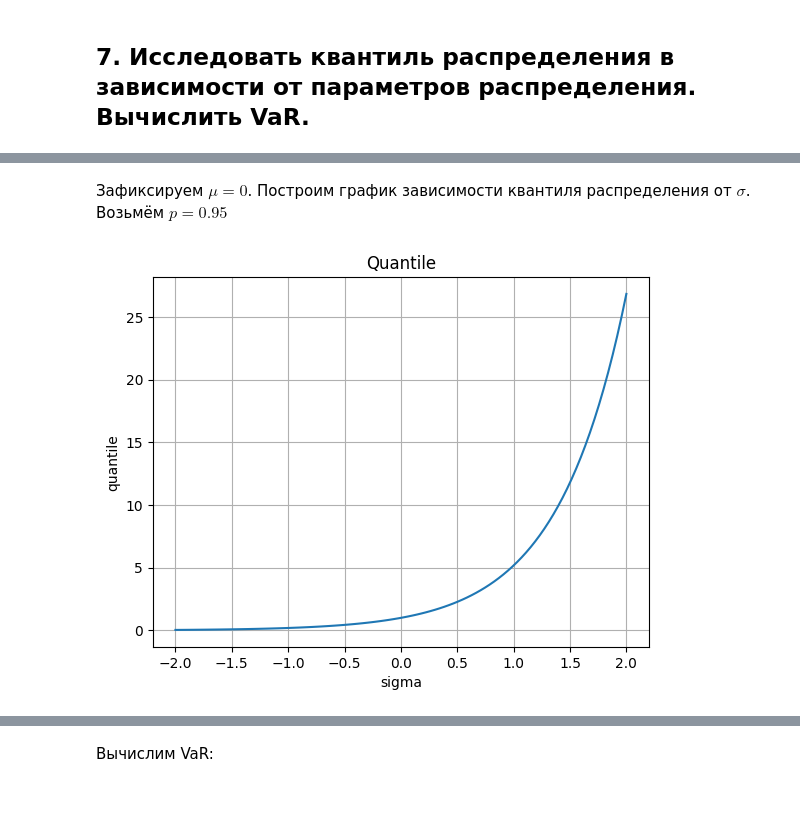
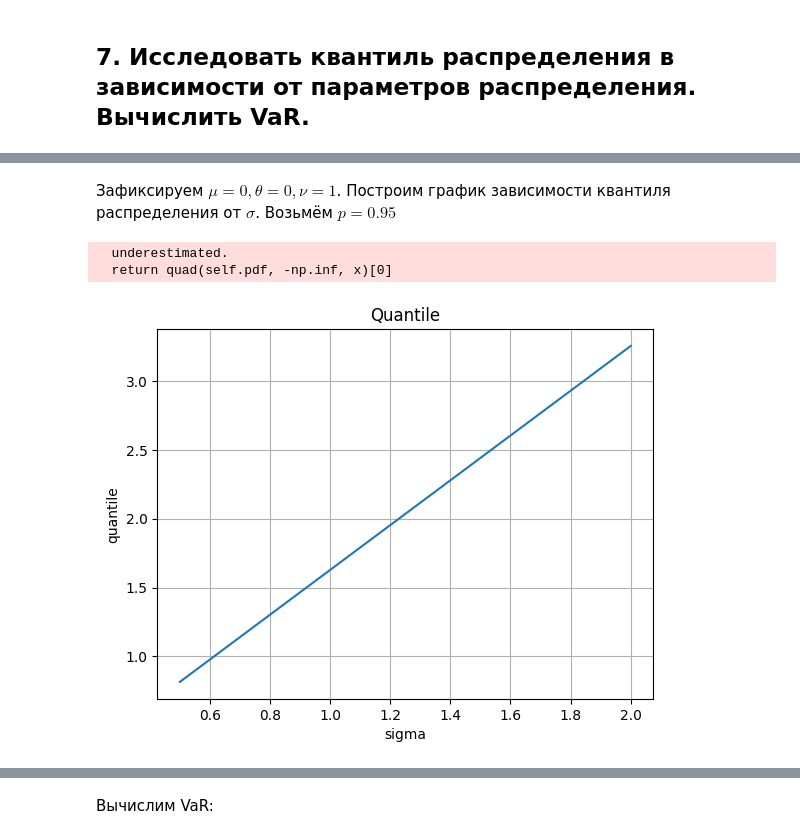
Before and after one commit to Klimentij-Kvl/famcs-archive, a Jupyter notebook: 3-year/Statistical Analysis of Time Series/lab2_kovalevskij.ipynb, the cells around one changed output, grey strips where cells are left out. Saved outputs shown, nothing was run; the diff lists cells and outputs as text; code cells hidden in the pictures; blank space fills up the shorter version.

```diff
--- a/3-year/Statistical Analysis of Time Series/lab2_kovalevskij.ipynb
+++ b/3-year/Statistical Analysis of Time Series/lab2_kovalevskij.ipynb
@@ -304,8 +352,11 @@ plt.show()
 # %%
 p = 0.95
 mu_values = np.linspace(-2, 2, 100)
-q = np.exp(mu_values + SIGMA * stats.norm.ppf(p))
-plt.plot(mu_values, q)
+quantiles: list[float] = []
+for mu in mu_values:
+    vg = VarianceGamma(mu, THETA, SIGMA, NU)
+    quantiles.append(vg.ppf(p))
+plt.plot(mu_values, quantiles)
 plt.xlabel("mu")
 plt.ylabel("quantile")
 plt.grid()
@@ -315,0 +369,13 @@ plt.show()
+# %%
+p = 0.95
+theta_values = np.linspace(0.2, 1, 100)
+quantiles: list[float] = []
+for theta in theta_values:
+    vg = VarianceGamma(MU, theta, SIGMA, NU)
+    quantiles.append(vg.ppf(p))
+plt.plot(mu_values, quantiles)
+plt.xlabel("theta")
+plt.ylabel("quantile")
+plt.grid()
+plt.title("Quantile")
+plt.show()
@@ -316,14 +386,19 @@ plt.show()
 # %% [markdown]
-Зафиксируем $\mu=0$. Построим график зависимости квантиля распределения от $\sigma$. Возьмём $p=0.95$
+Зафиксируем $\mu=0, \theta=0, \nu=1$. Построим график зависимости квантиля распределения от $\sigma$. Возьмём $p=0.95$
 # %%
 p = 0.95
-sigma_values = np.linspace(-2, 2, 100)
-q = np.exp(MU + sigma_values * stats.norm.ppf(p))
-plt.plot(sigma_values, q)
+sigma_values = np.linspace(0.5, 2, 70)
+quantiles: list[float] = []
+for sigma in sigma_values:
+    vg = VarianceGamma(MU, THETA, sigma, NU)
+    quantiles.append(vg.ppf(p))
+plt.plot(sigma_values, quantiles)
 plt.xlabel("sigma")
 plt.ylabel("quantile")
 plt.grid()
 plt.title("Quantile")
 plt.show()
 # %% [output]
+  underestimated.
+  return quad(self.pdf, -np.inf, x)[0]
-[figure, old version]
+[figure, new version]
```
Also changed, not shown: parts of 15 cells of this notebook.
